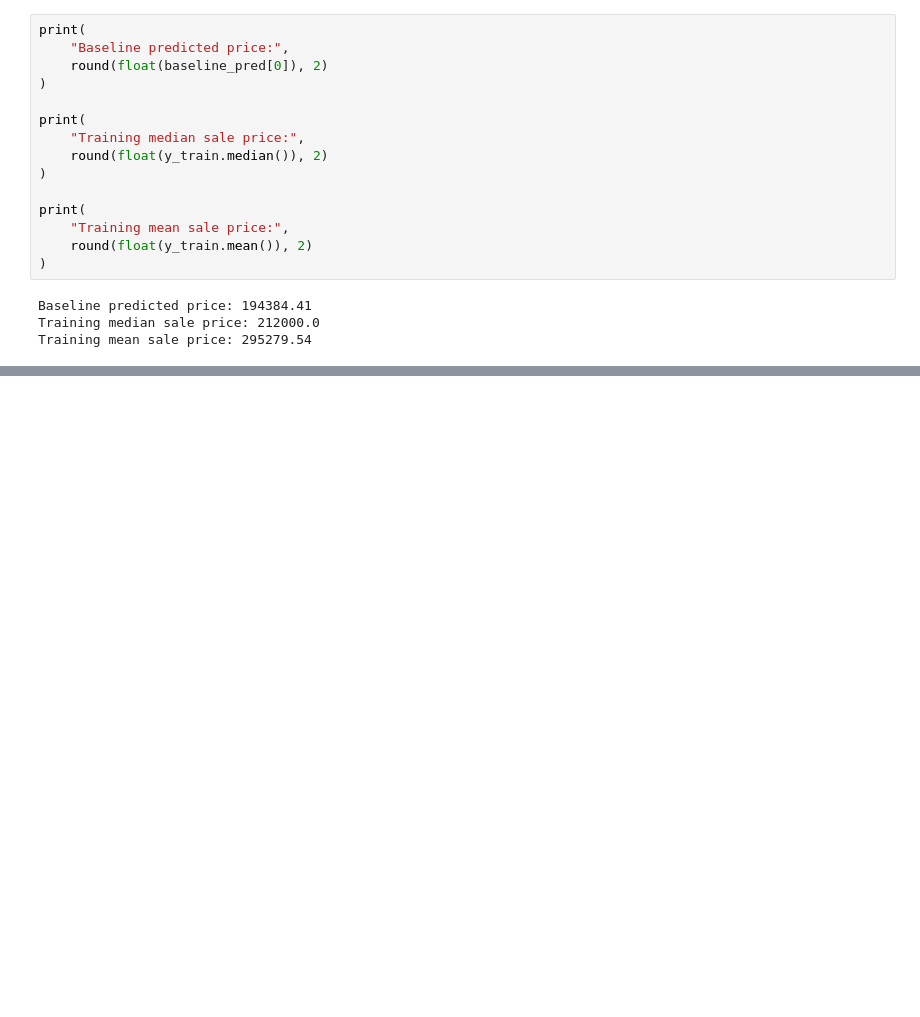
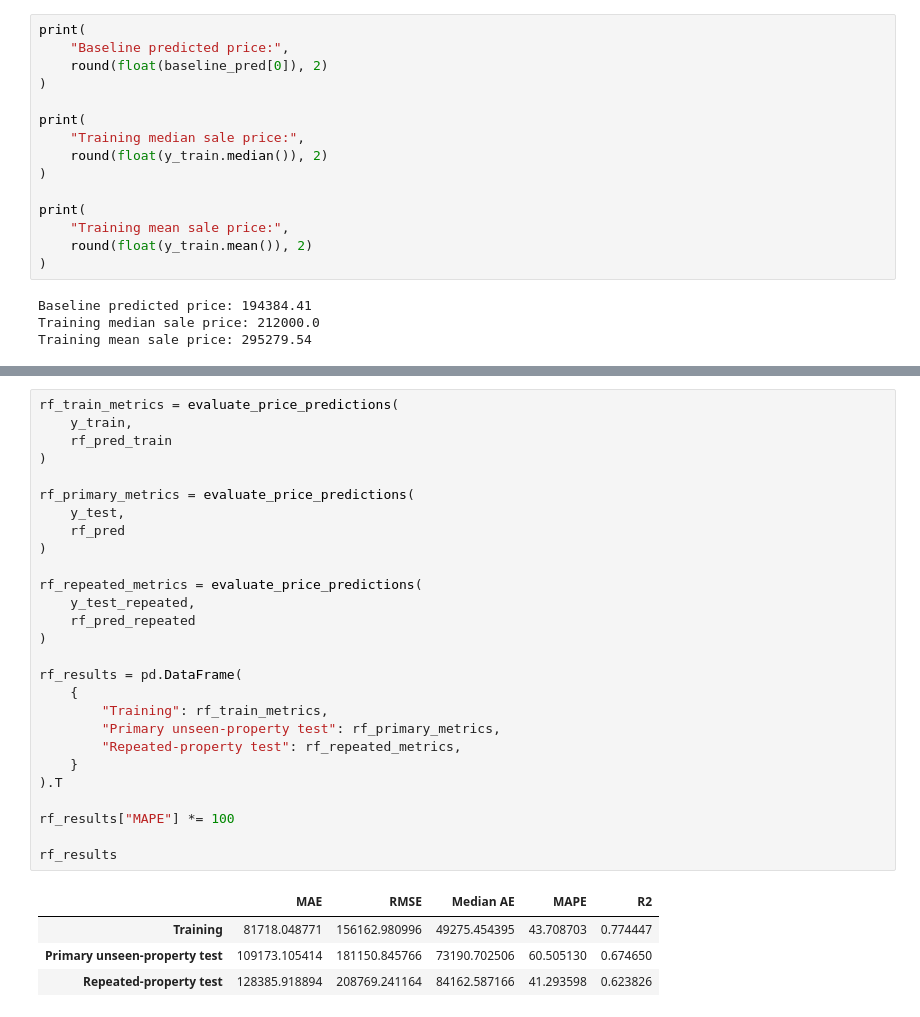
Before and after one commit to KevTJ/kj-project-portfolio, a Jupyter notebook: Projects/fair-housing-price-prediction/01_problem_data_and_fairness_framework.ipynb.ipynb, the cells around one changed output, grey strips where cells are left out. Cells and saved outputs as stored; diff of their text form; blank space fills up the shorter version.

```diff
--- a/Projects/fair-housing-price-prediction/01_problem_data_and_fairness_framework.ipynb.ipynb
+++ b/Projects/fair-housing-price-prediction/01_problem_data_and_fairness_framework.ipynb.ipynb
@@ -2605,0 +2684,32 @@ Training mean sale price: 295279.54
+# %%
+rf_train_metrics = evaluate_price_predictions(
+    y_train,
+    rf_pred_train
+)
+
+rf_primary_metrics = evaluate_price_predictions(
+    y_test,
+    rf_pred
+)
+
+rf_repeated_metrics = evaluate_price_predictions(
+    y_test_repeated,
+    rf_pred_repeated
+)
+
+rf_results = pd.DataFrame(
+    {
+        "Training": rf_train_metrics,
+        "Primary unseen-property test": rf_primary_metrics,
+        "Repeated-property test": rf_repeated_metrics,
+    }
+).T
+
+rf_results["MAPE"] *= 100
+
+rf_results
+# %% [output]
+|  | MAE | RMSE | Median AE | MAPE | R2 |
+| Training | 81718.048771 | 156162.980996 | 49275.454395 | 43.708703 | 0.774447 |
+| Primary unseen-property test | 109173.105414 | 181150.845766 | 73190.702506 | 60.505130 | 0.674650 |
+| Repeated-property test | 128385.918894 | 208769.241164 | 84162.587166 | 41.293598 | 0.623826 |
```
Also changed, not shown: parts of 21 cells of this notebook.
